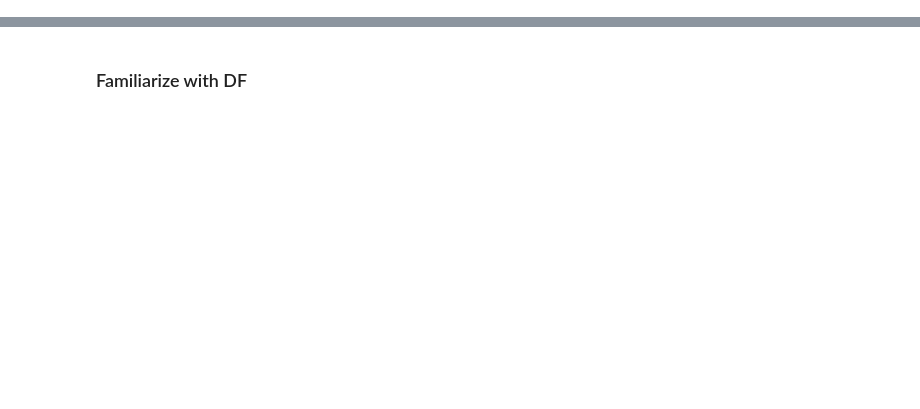
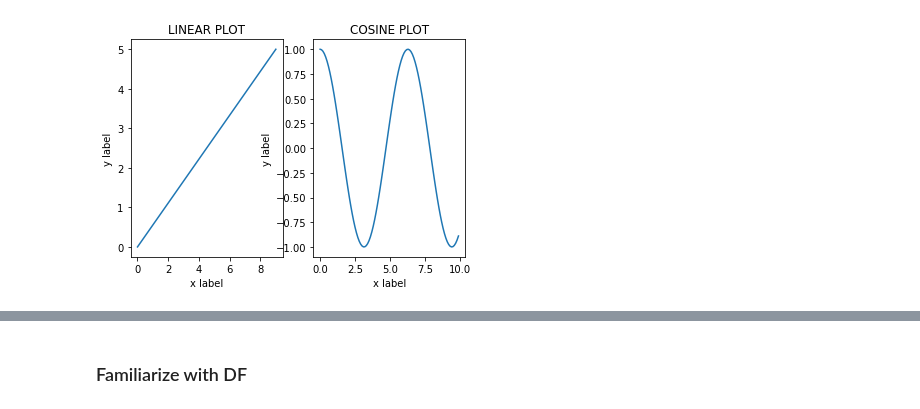
Before and after one commit to zk97/project-pandas, a Jupyter notebook: main.ipynb, the cells around one changed output, grey strips where cells are left out. Saved outputs shown, nothing was run; the diff lists cells and outputs as text; code cells hidden in the pictures; blank space fills up the shorter version.

```diff
--- a/main.ipynb
+++ b/main.ipynb
@@ -0,0 +5,21 @@
+# %%
+x1 = np.arange(0,10,1)
+x2 = np.linspace(0,5,10)
+# %%
+x = np.arange(0,10,.1)
+y = np.cos(x)
+# %%
+fig, [ax1, ax2] = plt.subplots(1,2)
+ax1.plot(x1,x2)
+ax1.set_title('LINEAR PLOT')
+ax1.set_xlabel('x label')
+ax1.set_ylabel('y label')
+
+ax2.plot(x,y)
+ax2.set_title('COSINE PLOT')
+ax2.set_xlabel('x label')
+ax2.set_ylabel('y label')
+
+plt.show()
+# %% [output]
+[figure, added]
```
Also changed, not shown: parts of 11 cells of this notebook.
